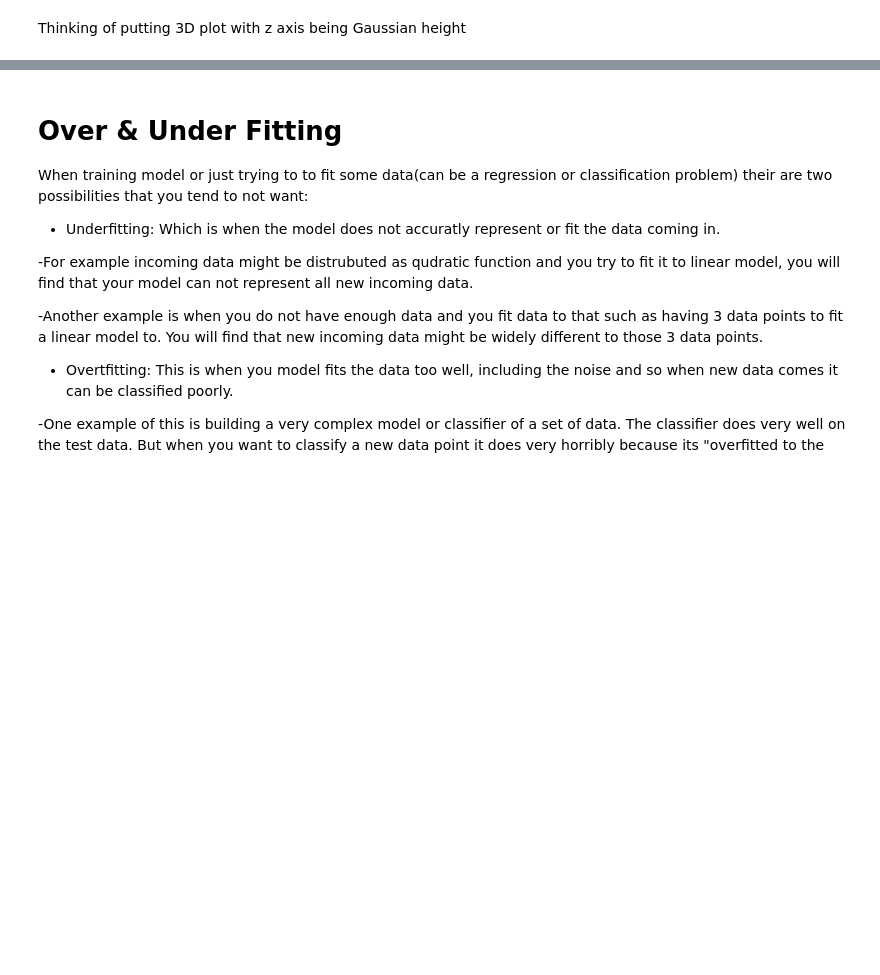
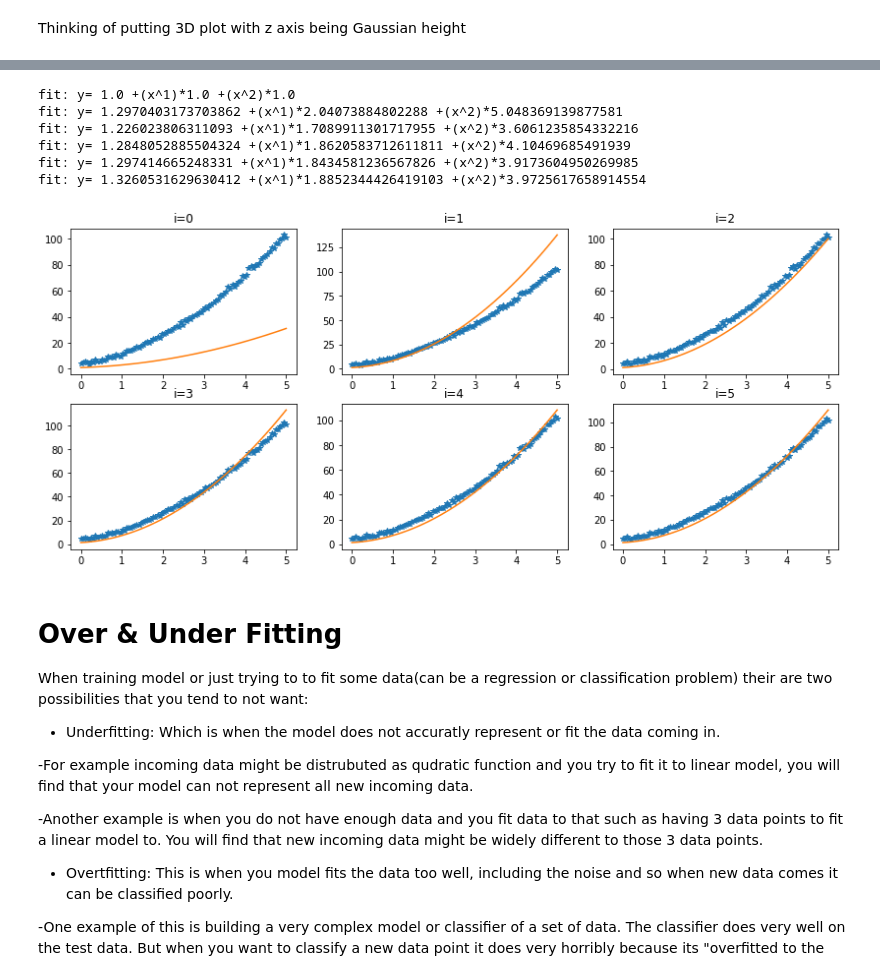
Before and after one commit to Aiden0/machine_learning, a Jupyter notebook: Machine Learning Notebook/2_Regression_and_overfitting.ipynb, the cells around one changed output, grey strips where cells are left out. Saved outputs shown, nothing was run; the diff lists cells and outputs as text; code cells hidden in the pictures; blank space fills up the shorter version.

```diff
--- a/Machine Learning Notebook/2_Regression_and_overfitting.ipynb
+++ b/Machine Learning Notebook/2_Regression_and_overfitting.ipynb
@@ -198,3 +226,38 @@ Thinking of putting 3D plot with z axis being Gaussian height
+# %%
+#Initalize params
+thetan = np.ones(poly_size)
+alpha = 0.0001
+
+
+#Plot the inital params
+fig, axes = plt.subplots(2,3,figsize=(14, 6))
+p1, = axes[0,0].plot(x,y,'*',label="pts")
+p2, = axes[0,0].plot(x,make_new_Y(x,thetan),label="fit")
+axes[0,0].set_title("i=0")
+
+k=0
+j=1
+#Plot after each update
+for i in range(10):
+    thetan -= alpha*X.T.dot((X.dot(thetan)-y))
+    p1, = axes[k,j].plot(x,y,'*',label="pts")
+    p2, = axes[k,j].plot(x,make_new_Y(x,thetan),label="fit")
+    axes[k,j].set_title("i={}".format(i+1))
+    j+= 1
+    if j == 3:
+        j=0
+        k+= 1
+
+    if k == 2:
+        break
+# %% [output]
+fit: y= 1.0 +(x^1)*1.0 +(x^2)*1.0
+fit: y= 1.2970403173703862 +(x^1)*2.04073884802288 +(x^2)*5.048369139877581
+fit: y= 1.226023806311093 +(x^1)*1.7089911301717955 +(x^2)*3.6061235854332216
+fit: y= 1.2848052885504324 +(x^1)*1.8620583712611811 +(x^2)*4.10469685491939
+fit: y= 1.297414665248331 +(x^1)*1.8434581236567826 +(x^2)*3.9173604950269985
+fit: y= 1.3260531629630412 +(x^1)*1.8852344426419103 +(x^2)*3.9725617658914554
+[figure, added]
 # %% [markdown]
 # Over & Under Fitting
 
```
Also changed, not shown: parts of 5 cells of this notebook.
